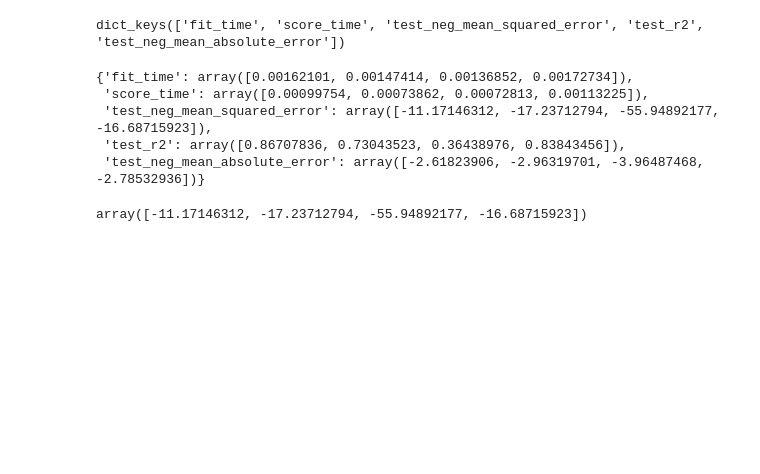
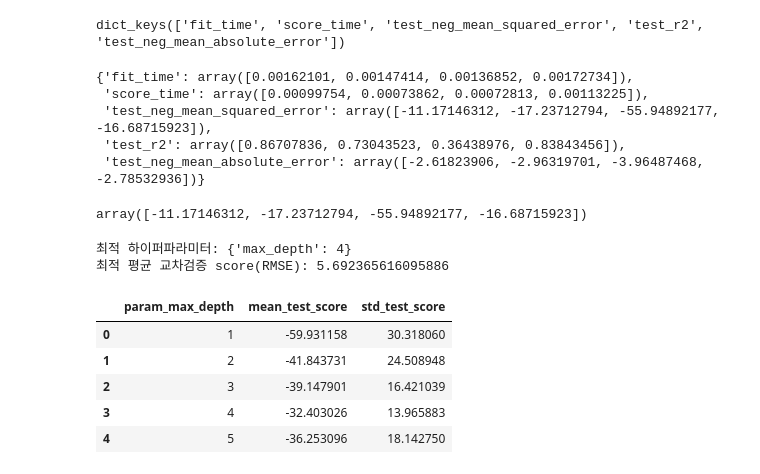
Before and after one commit to byunsungil/SKN13_sung_il, a Jupyter notebook: 08_머신러닝/03_데이터셋 나누기와 모델검증.ipynb, the cells around one changed output. Cells and saved outputs as stored; diff of their text form; code cells hidden in the pictures; blank space fills up the shorter version.

```diff
--- a/08_머신러닝/03_데이터셋 나누기와 모델검증.ipynb
+++ b/08_머신러닝/03_데이터셋 나누기와 모델검증.ipynb
@@ -631,3 +669,45 @@ result_dict
 result_dict['test_neg_mean_squared_error']
 # %% [output]
 array([-11.17146312, -17.23712794, -55.94892177, -16.68715923])
+# %%
+from sklearn.tree import DecisionTreeRegressor
+from sklearn.model_selection import GridSearchCV
+
+# 모델 객체
+model = DecisionTreeRegressor(random_state=0)
+
+# 탐색할 하이퍼파라미터
+param_grid = {
+    'max_depth': [1, 2, 3, 4, 5]
+}
+
+# GridSearchCV 객체
+grid_search = GridSearchCV(
+    estimator=model,
+    param_grid=param_grid,
+    scoring='neg_mean_squared_error',  # 주의: neg_mean_squared_error
+    cv=4,
+    return_train_score=True  # 학습 데이터에 대한 score도 저장
+)
+
+# 학습
+grid_search.fit(X_train, y_train)
+
+# 결과 확인
+print("최적 하이퍼파라미터:", grid_search.best_params_)
+print("최적 평균 교차검증 score(RMSE):", (-grid_search.best_score_) ** 0.5)
+
+# 전체 결과 테이블 보기
+import pandas as pd
+
+cv_results = pd.DataFrame(grid_search.cv_results_)
+display(cv_results[['param_max_depth', 'mean_test_score', 'std_test_score']])
+# %% [output]
+최적 하이퍼파라미터: {'max_depth': 4}
+최적 평균 교차검증 score(RMSE): 5.692365616095886
+|  | param_max_depth | mean_test_score | std_test_score |
+| 0 | 1 | -59.931158 | 30.318060 |
+| 1 | 2 | -41.843731 | 24.508948 |
+| 2 | 3 | -39.147901 | 16.421039 |
+| 3 | 4 | -32.403026 | 13.965883 |
+| 4 | 5 | -36.253096 | 18.142750 |
```
Also changed, not shown: parts of 1 cell of this notebook, 10 other files.
